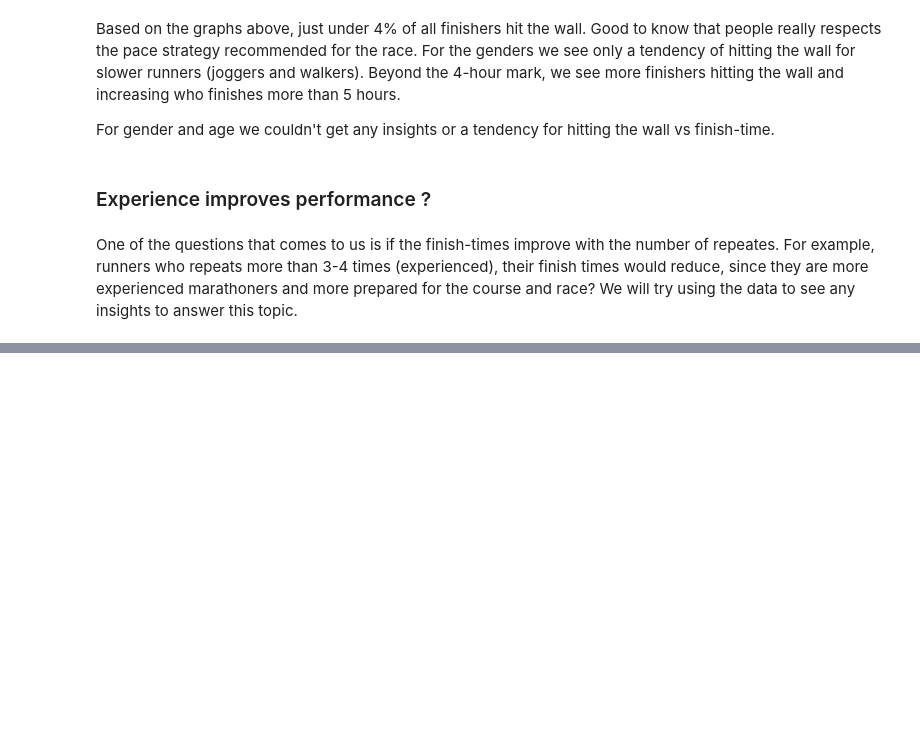
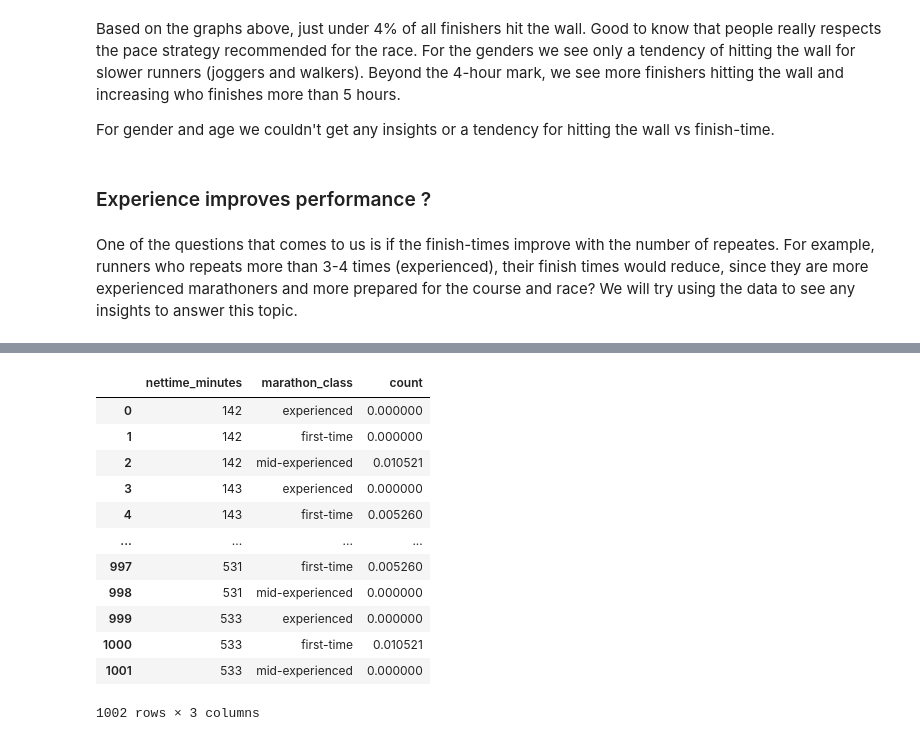
Before and after one commit to corriporai/runpandas, a Jupyter notebook: examples/race_results.ipynb, the cells around one changed output, grey strips where cells are left out. Cells and saved outputs as stored; diff of their text form; code cells hidden in the pictures; blank space fills up the shorter version.

```diff
--- a/examples/race_results.ipynb
+++ b/examples/race_results.ipynb
@@ -771,0 +824,30 @@ One of the questions that comes to us is if the finish-times improve with the nu
+# %%
+
+#let's segment the data between first-time marathoners and experienced marathoners (repeats 4 or more)
+def get_marathon_class(row):
+    if row['repeats'] >= 4:
+        return 'experienced'
+    elif row['repeats'] == 1:
+        return 'first-time'
+    return 'mid-experienced'
+
+lochness_data_full['marathon_class']=lochness_data_full.apply(get_marathon_class, axis=1) #infer marathon class
+
+#Aggregate data by finish-time and marathon class and calculate the proportion of finishers for each class
+agg_time_marathon_class = lochness_data_full.groupby(["nettime_minutes", 'marathon_class']).agg({'position': ["count"]}).unstack(fill_value=0).stack()
+agg_time_marathon_class = agg_time_marathon_class['position']['count'].apply(lambda x:100 * x / agg_time_marathon_class['position']['count'].sum()).reset_index()
+agg_time_marathon_class
+# %% [output]
+|  | nettime_minutes | marathon_class | count |
+| 0 | 142 | experienced | 0.000000 |
+| 1 | 142 | first-time | 0.000000 |
+| 2 | 142 | mid-experienced | 0.010521 |
+| 3 | 143 | experienced | 0.000000 |
+| 4 | 143 | first-time | 0.005260 |
+| ... | ... | ... | ... |
+| 997 | 531 | first-time | 0.005260 |
+| 998 | 531 | mid-experienced | 0.000000 |
+| 999 | 533 | experienced | 0.000000 |
+| 1000 | 533 | first-time | 0.010521 |
+| 1001 | 533 | mid-experienced | 0.000000 |
+1002 rows × 3 columns
```
Also changed, not shown: parts of 13 cells of this notebook.
